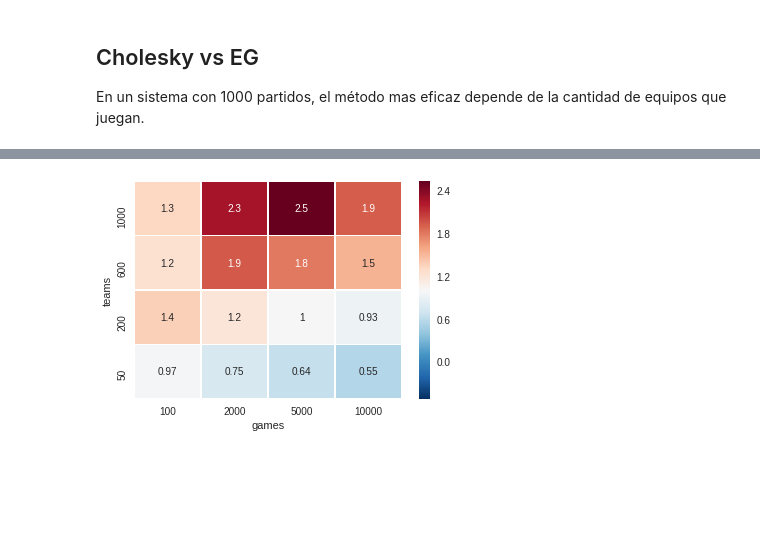
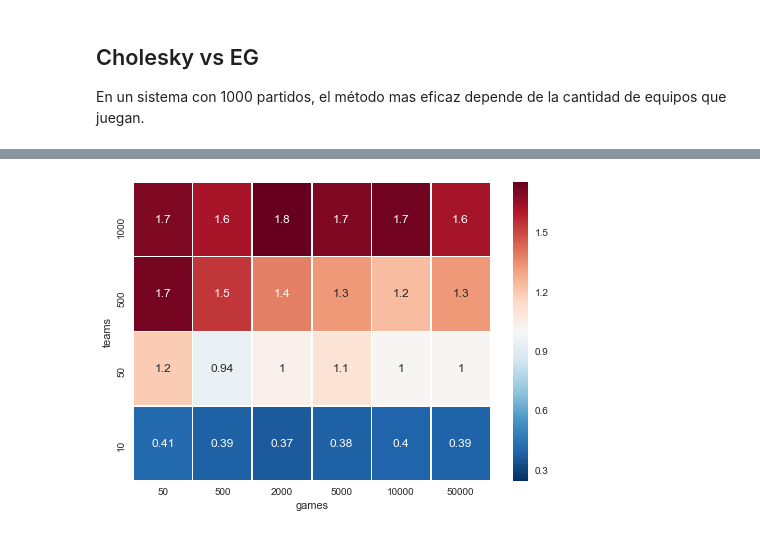
Before and after one commit to smcsicardi/metnum-tp1, a Jupyter notebook: src/grafiquitos.ipynb, the cells around one changed output, grey strips where cells are left out. Drawn from its saved outputs; the diff is of its cells as text; code cells hidden in the pictures; blank space fills up the shorter version.

```diff
--- a/src/grafiquitos.ipynb
+++ b/src/grafiquitos.ipynb
@@ -91,18 +88,18 @@ Name: ch, dtype: float64
 # %%
 d={'games':[],'teams':[], 'ratio':[]}
-for t in [50,200,600,1000]:
-    for g in [100,2000,5000,10000]:
+for t in [10,50,500,1000]:
+    for g in [50,500,2000,5000,10000,50000]:
         data = pd.read_csv('csv/{}_{}.csv'.format(t,g))
-        eg = rm_outliers(data['eg'])
-        ch = rm_outliers(data['ch'])
+        eg = data['eg']
+        ch = data['ch']
         d['games'].append(g)
         d['teams'].append(t)
         d['ratio'].append(eg.mean()/ch.mean())
 
 df = pd.DataFrame(d)
 df = df.pivot('teams', 'games', 'ratio')[::-1]
 sns.heatmap(df, annot=True, linewidths=.5, center=1)
-plt.savefig('heatmap.png', format='png', bbox_inches = 'tight', dpi = 100)
+#plt.savefig('heatmap.png', format='png', bbox_inches = 'tight', dpi = 100)
 plt.show()
 # %% [output]
-[figure, old version]
+[figure, new version]
```
Also changed, not shown: parts of 2 cells of this notebook, 30 other files.
